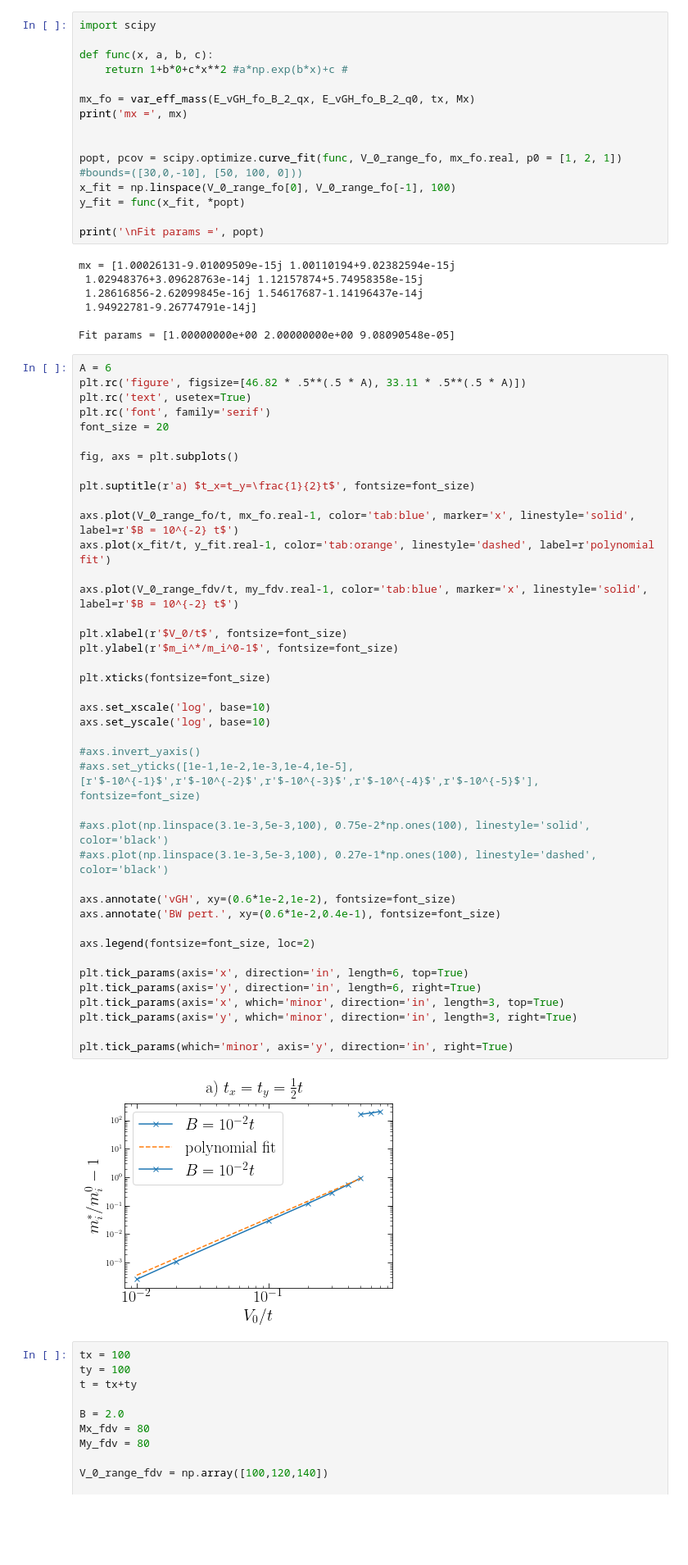
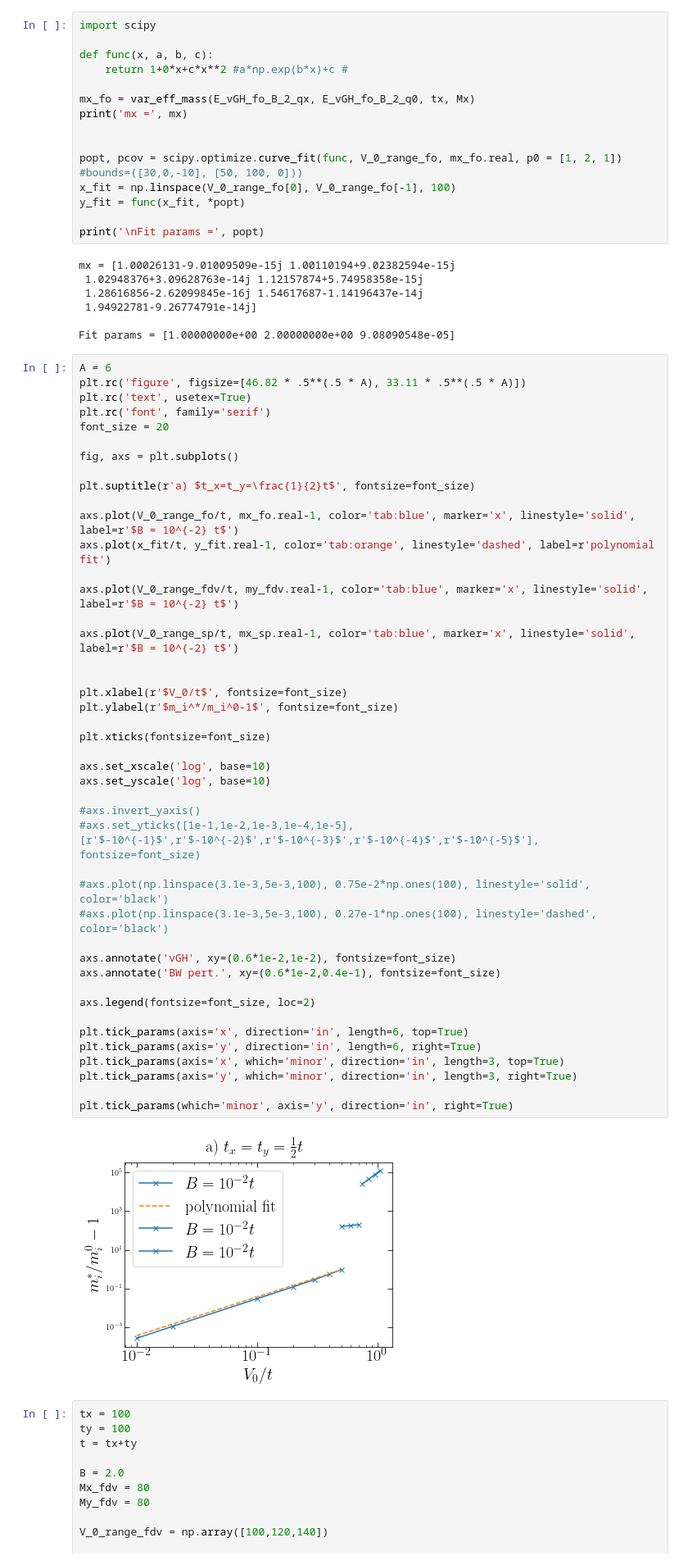
Before and after one commit to Progklui/rotor_lattice_models, a Jupyter notebook: eff_mass.ipynb, the cells around one changed output. Shown at 82% size. Drawn from its saved outputs; the diff is of its cells as text; blank space fills up the shorter version.

```diff
--- a/eff_mass.ipynb
+++ b/eff_mass.ipynb
@@ -155,7 +155,7 @@ def var_eff_mass(E_q, E_0, t, M):
 import scipy
 
 def func(x, a, b, c):
-    return 1+b*0+c*x**2 #a*np.exp(b*x)+c #
+    return 1+0*x+c*x**2 #a*np.exp(b*x)+c #
 
 mx_fo = var_eff_mass(E_vGH_fo_B_2_qx, E_vGH_fo_B_2_q0, tx, Mx)
 print('mx =', mx)
@@ -188,34 +188,37 @@ axs.plot(V_0_range_fo/t, mx_fo.real-1, color='tab:blue', marker='x', linestyle='
 axs.plot(x_fit/t, y_fit.real-1, color='tab:orange', linestyle='dashed', label=r'polynomial fit')
 
 axs.plot(V_0_range_fdv/t, my_fdv.real-1, color='tab:blue', marker='x', linestyle='solid', label=r'$B = 10^{-2} t$')
+
+axs.plot(V_0_range_sp/t, mx_sp.real-1, color='tab:blue', marker='x', linestyle='solid', label=r'$B = 10^{-2} t$')
+
 
 plt.xlabel(r'$V_0/t$', fontsize=font_size)
 plt.ylabel(r'$m_i^*/m_i^0-1$', fontsize=font_size)
 
 plt.xticks(fontsize=font_size)
 
 axs.set_xscale('log', base=10)
 axs.set_yscale('log', base=10)
 
 #axs.invert_yaxis()
 #axs.set_yticks([1e-1,1e-2,1e-3,1e-4,1e-5],[r'$-10^{-1}$',r'$-10^{-2}$',r'$-10^{-3}$',r'$-10^{-4}$',r'$-10^{-5}$'], fontsize=font_size)
 
 #axs.plot(np.linspace(3.1e-3,5e-3,100), 0.75e-2*np.ones(100), linestyle='solid', color='black')
 #axs.plot(np.linspace(3.1e-3,5e-3,100), 0.27e-1*np.ones(100), linestyle='dashed', color='black')
 
 axs.annotate('vGH', xy=(0.6*1e-2,1e-2), fontsize=font_size)
 axs.annotate('BW pert.', xy=(0.6*1e-2,0.4e-1), fontsize=font_size)
 
 axs.legend(fontsize=font_size, loc=2)
 
 plt.tick_params(axis='x', direction='in', length=6, top=True)
 plt.tick_params(axis='y', direction='in', length=6, right=True)
 plt.tick_params(axis='x', which='minor', direction='in', length=3, top=True)
 plt.tick_params(axis='y', which='minor', direction='in', length=3, right=True)
 
 plt.tick_params(which='minor', axis='y', direction='in', right=True)
 # %% [output]
-[figure, old version]
+[figure, new version]
 # %%
 tx = 100
 ty = 100
```
Also changed, not shown: parts of 2 cells of this notebook, 1 other file.
